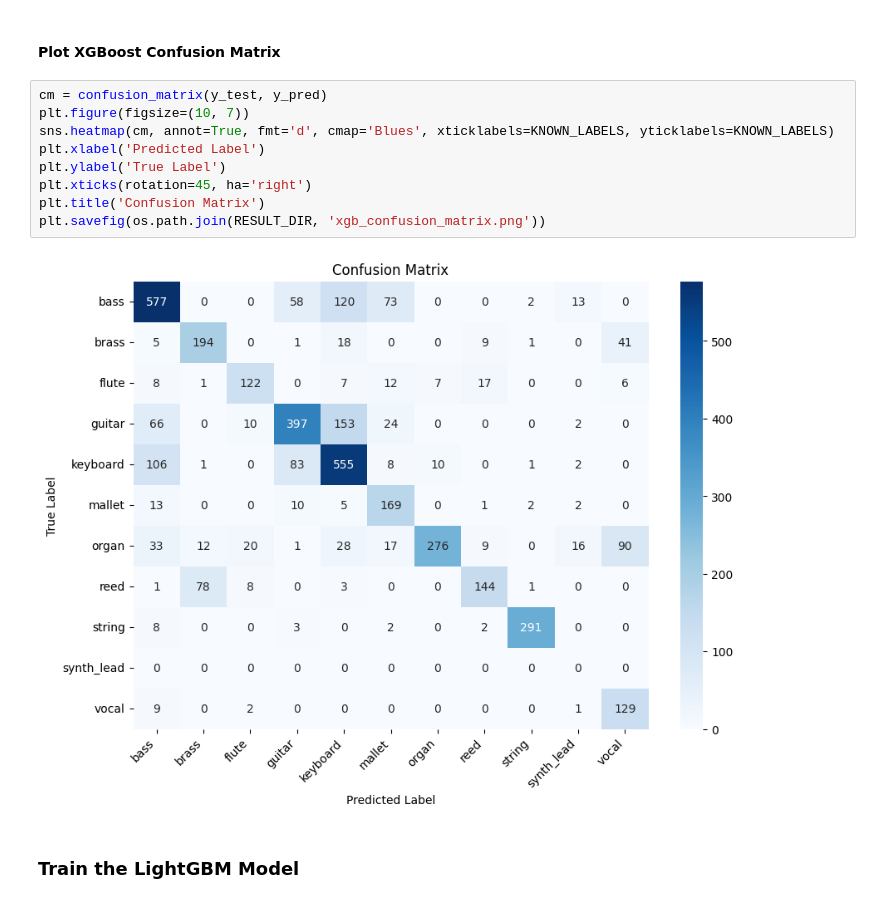
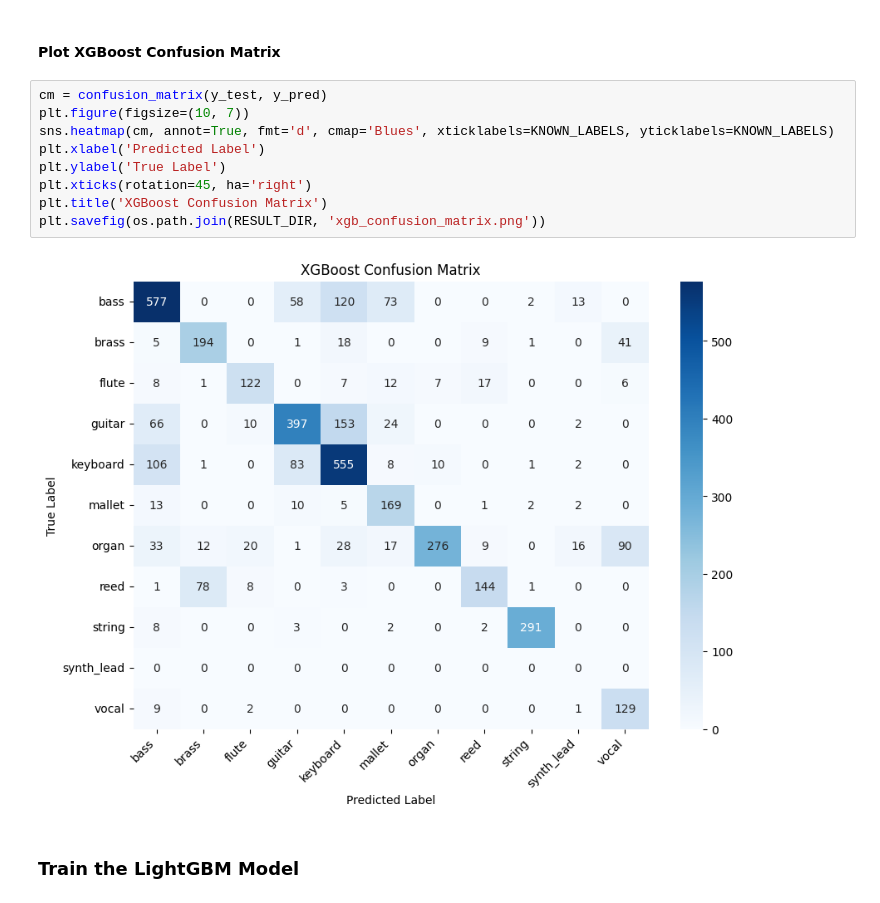
Before and after one commit to jwliao1209/Musical-Note-Classification, a Jupyter notebook: data_analysis/train_ml_model_w_signal_feature.ipynb, the cells around one changed output. Saved outputs shown, nothing was run; the diff lists cells and outputs as text.

```diff
--- a/data_analysis/train_ml_model_w_signal_feature.ipynb
+++ b/data_analysis/train_ml_model_w_signal_feature.ipynb
@@ -153,14 +154,14 @@ Top-3 Accuracy: 88.45%
 # %%
 cm = confusion_matrix(y_test, y_pred)
 plt.figure(figsize=(10, 7))
 sns.heatmap(cm, annot=True, fmt='d', cmap='Blues', xticklabels=KNOWN_LABELS, yticklabels=KNOWN_LABELS)
 plt.xlabel('Predicted Label')
 plt.ylabel('True Label')
 plt.xticks(rotation=45, ha='right')
-plt.title('Confusion Matrix')
+plt.title('XGBoost Confusion Matrix')
 plt.savefig(os.path.join(RESULT_DIR, 'xgb_confusion_matrix.png'))
 # %% [output]
-[figure, old version]
+[figure, new version]
 # %% [markdown]
 ### Train the LightGBM Model
 # %%
```
Also changed, not shown: parts of 8 cells of this notebook, 21 other files.
